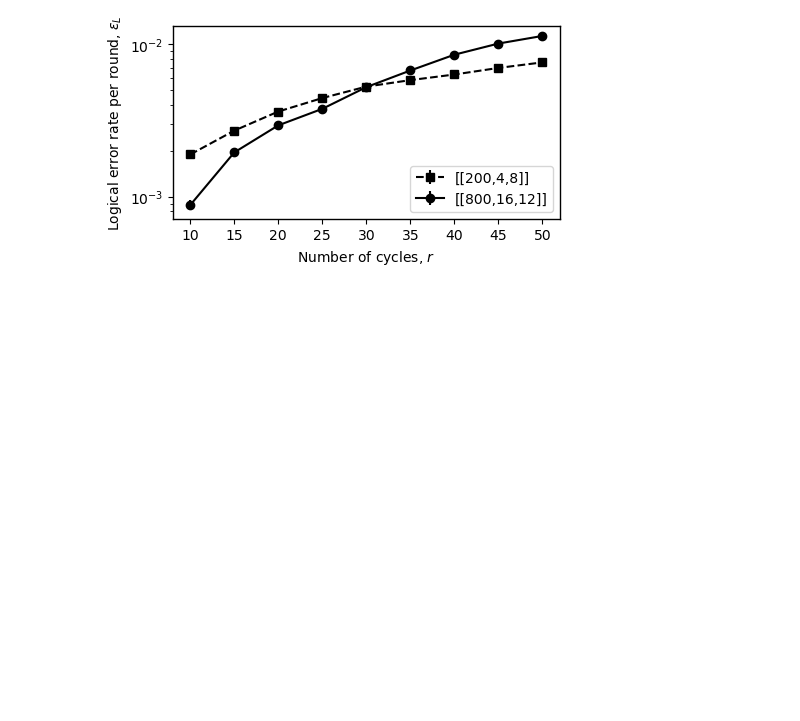
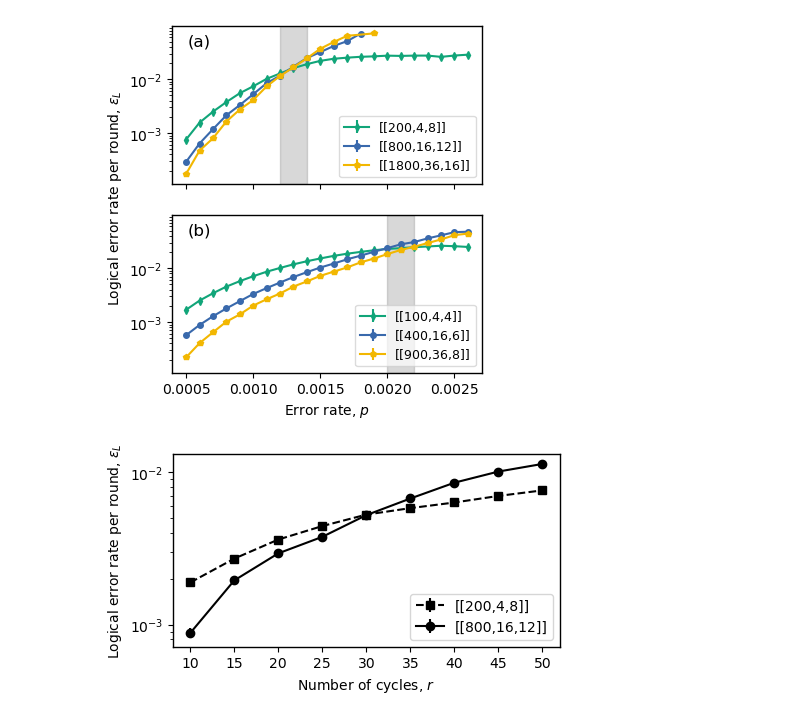
Before and after one commit to noahberthusen/adaptive_qec, a Jupyter notebook: figures/figure_scripts/test.ipynb, the cells around one changed output. Saved outputs shown, nothing was run; the diff lists cells and outputs as text; code cells hidden in the pictures; blank space fills up the shorter version.

```diff
--- a/figures/figure_scripts/test.ipynb
+++ b/figures/figure_scripts/test.ipynb
@@ -76,3 +107,51 @@ No artists with labels found to put in legend.  Note that artists whose label st
+# %%
+plt.rcParams['axes.linewidth'] = 1
+
+fig, ax = plt.subplots(2, 1, figsize=(4,4.5), sharex=True, sharey=True)
+
+colors = ['#7F3C8D','#11A579','#3969AC','#F2B701','#e73f1e','#80BA5A','#E68310','#008695','#CF1C90','#f97b72','#4b4b8f','#A5AA99']
+colors = colors[1:]
+markers = ['d','o','p','s']
+
+# ler_per_round(ax[0], "cat10/HGP_100_4.qcode")
+# ler_per_round(ax, "HGP_C422_200_4.qcode")
+# ler_per_round(ax, "cats0/HGP_C422_200_4.qcode")
+# ler_per_round(ax, "cats10/HGP_C422_200_4.qcode")
+# folder = "FT0"
+folder = "threshold"
+folder2 = folder
+folder3 = folder
+
+threshold(ax[0], f"{folder3}/HGP_C422_200_4.qcode", "[[200,4,8]]", colors[0], markers[0])
+threshold(ax[0], f"{folder3}/HGP_C422_800_16.qcode", "[[800,16,12]]", colors[1], markers[1])
+threshold(ax[0], f"{folder3}/HGP_C422_1800_36.qcode", "[[1800,36,16]]", colors[2], markers[2])
+
+# ler_per_round(ax[1], f"{folder2}/HGP_C422_200_4.qcode", "[[200,4,8]]", colors[0], markers[0])
+# ler_per_round(ax[1], f"{folder2}/HGP_C422_800_16.qcode", "[[800,16,12]]", colors[1], markers[1])
+
+threshold(ax[1], f"{folder}/HGP_100_4.qcode", "[[100,4,4]]", colors[0], markers[0])
+threshold(ax[1], f"{folder}/HGP_400_16.qcode", "[[400,16,6]]",colors[1], markers[1])
+threshold(ax[1], f"{folder}/HGP_900_36.qcode", "[[900,36,8]]",colors[2], markers[2])
+
+ax[0].axvspan(0.0012, 0.0014, color='gray', alpha=0.3)
+ax[1].axvspan(0.002, 0.0022, color='gray', alpha=0.3)
+
+labels = ['(a)', '(b)', '(c)']
+for a, label in zip(ax, labels):
+    a.text(0.05, 0.95, label, transform=a.transAxes, fontsize=12,
+            verticalalignment='top', horizontalalignment='left')
+
+fig.text(-0.04, 0.5, r"Logical error rate per round, $\epsilon_L$", va='center', rotation='vertical')
+
+ax[0].legend(loc='lower right', fontsize=9, framealpha=0.7)
+ax[1].legend(loc='lower right', fontsize=9, framealpha=0.7)
+ax[0].set_yscale('log')
+
+ax[1].set_xlabel(r"Error rate, $p$")
+
+plt.savefig("../threshold.png", dpi=600, bbox_inches="tight")
+# %% [output]
+[figure, added]
 # %%
 # plt.rc('font', family='serif')
 # plt.rcParams['xtick.direction'] = 'in'
```
Also changed, not shown: parts of 2 cells of this notebook, 57 other files.
